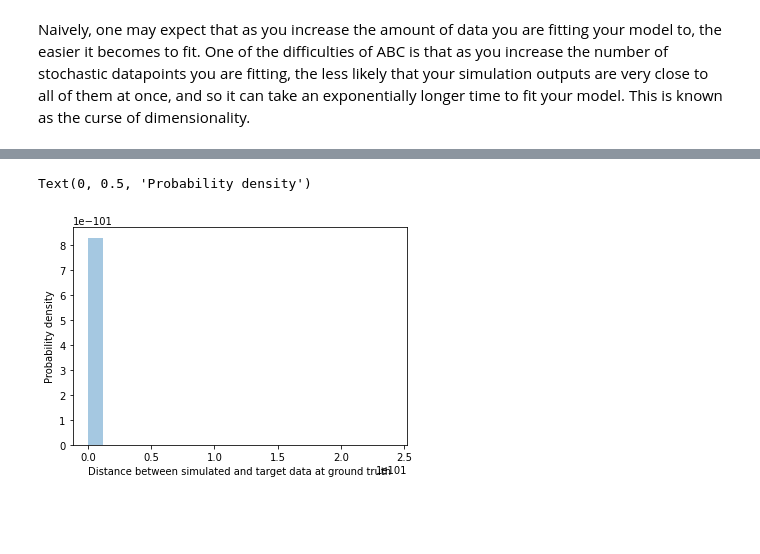
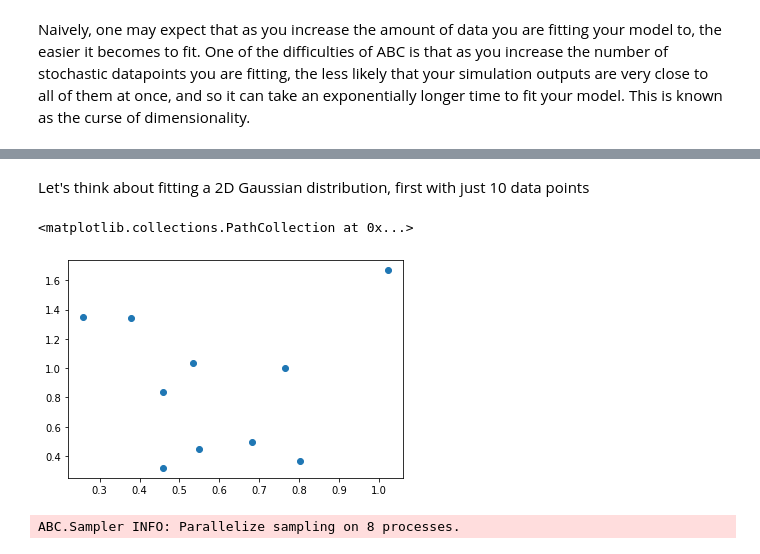
Before and after one commit to CalumGabbutt/FitModelsData, a Jupyter notebook: FitModelsDataABC.ipynb, the cells around one changed output, grey strips where cells are left out. Saved outputs shown, nothing was run; the diff lists cells and outputs as text; code cells hidden in the pictures; blank space fills up the shorter version.

```diff
--- a/FitModelsDataABC.ipynb
+++ b/FitModelsDataABC.ipynb
@@ -831,11 +666,23 @@ plt.tight_layout()
-# %%
-distancesWass = [distanceWass(modelWrapperStochHighDim({"alpha":alphaExtinc, "gamma":gammaExtinc, "beta":betaExtinc}), dataStochHighDim)
-                 for i in range(1000)]
-
-fig, ax = plt.subplots()
-plt.hist(distancesWass, 20, alpha = 0.4, density = True)
-plt.xlabel("Distance between simulated and target data at ground truth")
-plt.ylabel("Probability density")
-# %% [output]
-Text(0, 0.5, 'Probability density')
-[figure, removed]
+# %% [markdown]
+Let's think about fitting a 2D Gaussian distribution, first with just 10 data points
+# %%
+def modelGauss(parameters, constants):
+    mu1 = parameters["mu1"]
+    mu2 = parameters["mu2"]
+    sigma1 = parameters["sigma1"]
+    sigma2 = parameters["sigma2"]
+
+    # size must be (number of data points, number of dimensions)
+    size, rng = constants
+
+    return {"data": rng.normal(loc=[mu1, mu2], scale=[sigma1, sigma2], size=size)}
+# %%
+sizeGauss = (10, 2)
+constantsGauss = [(10, 2), np.random.default_rng()]
+dataGauss = modelGauss({"mu1":0.4, "mu2":0.8, "sigma1":0.2, "sigma2":0.6}, constantsGauss)
+
+fig, ax = plt.subplots()
+plt.scatter(dataGauss["data"][:, 0], dataGauss["data"][:, 1])
+# %% [output]
+<matplotlib.collections.PathCollection at 0x...>
+[figure, added]
@@ -841,0 +692,5 @@ Text(0, 0.5, 'Probability density')
+# %%
+modelWrapperGauss = lambda parameters: modelGauss(parameters, constantsGauss)
+abcGauss = pyabc.ABCSMC(modelWrapperGauss, priorGauss, distance, population_size=500)
+# %% [output]
+ABC.Sampler INFO: Parallelize sampling on 8 processes.
```
Also changed, not shown: parts of 43 cells of this notebook.
